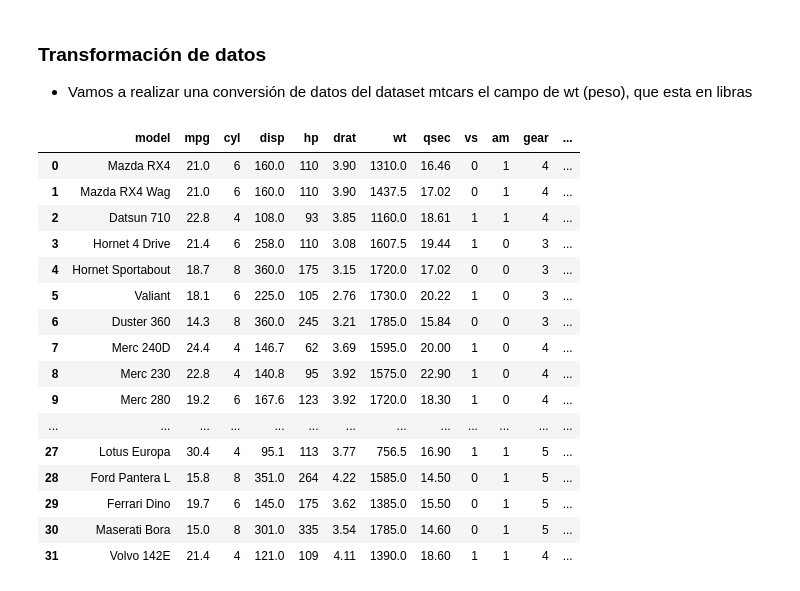
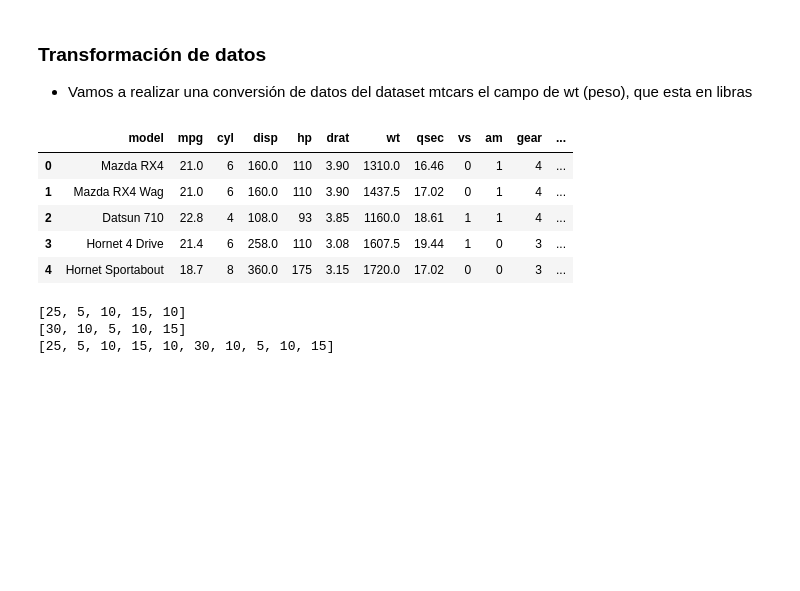
Before and after one commit to xgutierrez/Platzi-EconomiaNaranja, a Jupyter notebook: AnalsisDatos.ipynb, the cells around one changed output. Saved outputs shown, nothing was run; the diff lists cells and outputs as text; code cells hidden in the pictures; blank space fills up the shorter version.

```diff
--- a/AnalsisDatos.ipynb
+++ b/AnalsisDatos.ipynb
@@ -115,22 +115,22 @@ orangeec.describe()
 * Vamos a realizar una conversión de datos del dataset mtcars el campo de wt (peso), que esta en libras
 # %%
 mtcars['wt'] = (mtcars['wt'] * 1000)/2
-mtcars
+mtcars.head()
 # %% [output]
 |  | model | mpg | cyl | disp | hp | drat | wt | qsec | vs | am | gear | ... |
 | 0 | Mazda RX4 | 21.0 | 6 | 160.0 | 110 | 3.90 | 1310.0 | 16.46 | 0 | 1 | 4 | ... |
 | 1 | Mazda RX4 Wag | 21.0 | 6 | 160.0 | 110 | 3.90 | 1437.5 | 17.02 | 0 | 1 | 4 | ... |
 | 2 | Datsun 710 | 22.8 | 4 | 108.0 | 93 | 3.85 | 1160.0 | 18.61 | 1 | 1 | 4 | ... |
 | 3 | Hornet 4 Drive | 21.4 | 6 | 258.0 | 110 | 3.08 | 1607.5 | 19.44 | 1 | 0 | 3 | ... |
 | 4 | Hornet Sportabout | 18.7 | 8 | 360.0 | 175 | 3.15 | 1720.0 | 17.02 | 0 | 0 | 3 | ... |
-| 5 | Valiant | 18.1 | 6 | 225.0 | 105 | 2.76 | 1730.0 | 20.22 | 1 | 0 | 3 | ... |
-| 6 | Duster 360 | 14.3 | 8 | 360.0 | 245 | 3.21 | 1785.0 | 15.84 | 0 | 0 | 3 | ... |
-| 7 | Merc 240D | 24.4 | 4 | 146.7 | 62 | 3.69 | 1595.0 | 20.00 | 1 | 0 | 4 | ... |
-| 8 | Merc 230 | 22.8 | 4 | 140.8 | 95 | 3.92 | 1575.0 | 22.90 | 1 | 0 | 4 | ... |
-| 9 | Merc 280 | 19.2 | 6 | 167.6 | 123 | 3.92 | 1720.0 | 18.30 | 1 | 0 | 4 | ... |
-| ... | ... | ... | ... | ... | ... | ... | ... | ... | ... | ... | ... | ... |
-| 27 | Lotus Europa | 30.4 | 4 | 95.1 | 113 | 3.77 | 756.5 | 16.90 | 1 | 1 | 5 | ... |
-| 28 | Ford Pantera L | 15.8 | 8 | 351.0 | 264 | 4.22 | 1585.0 | 14.50 | 0 | 1 | 5 | ... |
-| 29 | Ferrari Dino | 19.7 | 6 | 145.0 | 175 | 3.62 | 1385.0 | 15.50 | 0 | 1 | 5 | ... |
-| 30 | Maserati Bora | 15.0 | 8 | 301.0 | 335 | 3.54 | 1785.0 | 14.60 | 0 | 1 | 5 | ... |
-| 31 | Volvo 142E | 21.4 | 4 | 121.0 | 109 | 4.11 | 1390.0 | 18.60 | 1 | 1 | 4 | ... |
+# %%
+tiempo_platzi = [25,5,10,15,10]
+print(tiempo_platzi)
+tiempo_lecturas = [30,10,5,10,15]
+print(tiempo_lecturas)
+tiempo_aprendizaje = tiempo_platzi + tiempo_lecturas
+print(tiempo_aprendizaje)
+# %% [output]
+[25, 5, 10, 15, 10]
+[30, 10, 5, 10, 15]
+[25, 5, 10, 15, 10, 30, 10, 5, 10, 15]
```
Also changed, not shown: parts of 12 cells of this notebook.
